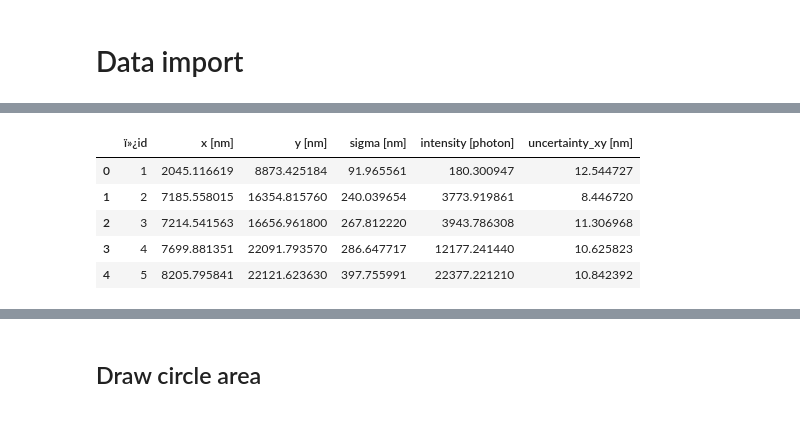
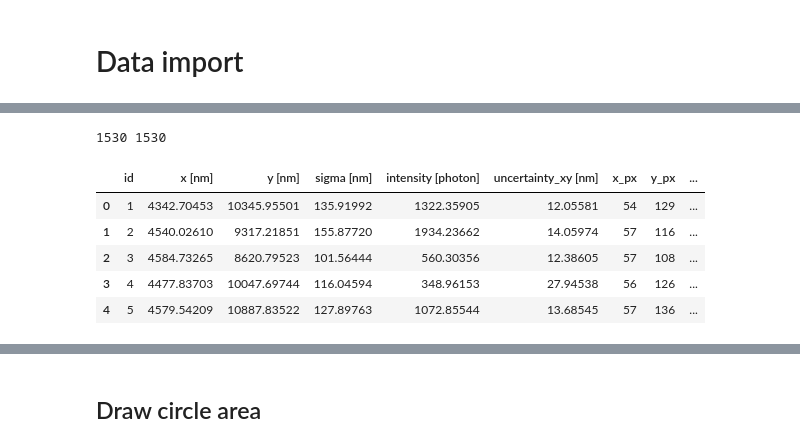
Before and after one commit to Lopatushka/LLPS, a Jupyter notebook: Kmean.ipynb, the cells around one changed output, grey strips where cells are left out. Saved outputs shown, nothing was run; the diff lists cells and outputs as text; code cells hidden in the pictures.

```diff
--- a/Kmean.ipynb
+++ b/Kmean.ipynb
@@ -90,9 +81,13 @@ image
-# %%
-df.head()
-# %% [output]
-|  | ï»¿id | x [nm] | y [nm] | sigma [nm] | intensity [photon] | uncertainty_xy [nm] |
-| 0 | 1 | 2045.116619 | 8873.425184 | 91.965561 | 180.300947 | 12.544727 |
-| 1 | 2 | 7185.558015 | 16354.815760 | 240.039654 | 3773.919861 | 8.446720 |
-| 2 | 3 | 7214.541563 | 16656.961800 | 267.812220 | 3943.786308 | 11.306968 |
-| 3 | 4 | 7699.881351 | 22091.793570 | 286.647717 | 12177.241440 | 10.625823 |
-| 4 | 5 | 8205.795841 | 22121.623630 | 397.755991 | 22377.221210 | 10.842392 |
+# %%
+df_mine = pd.read_csv(path_data, encoding="latin1")
+df = pd.read_csv(path_data2, encoding="latin1")
+print(df_mine.shape[0], df.shape[0])
+df_mine.head()
+# %% [output]
+1530 1530
+|  | id | x [nm] | y [nm] | sigma [nm] | intensity [photon] | uncertainty_xy [nm] | x_px | y_px | ... |
+| 0 | 1 | 4342.70453 | 10345.95501 | 135.91992 | 1322.35905 | 12.05581 | 54 | 129 | ... |
+| 1 | 2 | 4540.02610 | 9317.21851 | 155.87720 | 1934.23662 | 14.05974 | 57 | 116 | ... |
+| 2 | 3 | 4584.73265 | 8620.79523 | 101.56444 | 560.30356 | 12.38605 | 57 | 108 | ... |
+| 3 | 4 | 4477.83703 | 10047.69744 | 116.04594 | 348.96153 | 27.94538 | 56 | 126 | ... |
+| 4 | 5 | 4579.54209 | 10887.83522 | 127.89763 | 1072.85544 | 13.68545 | 57 | 136 | ... |
```
Also changed, not shown: parts of 11 cells of this notebook.
